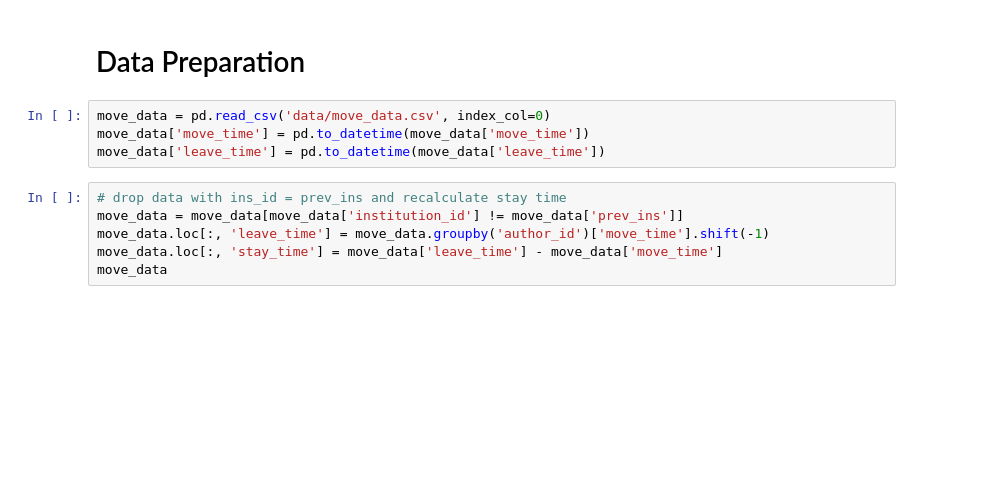
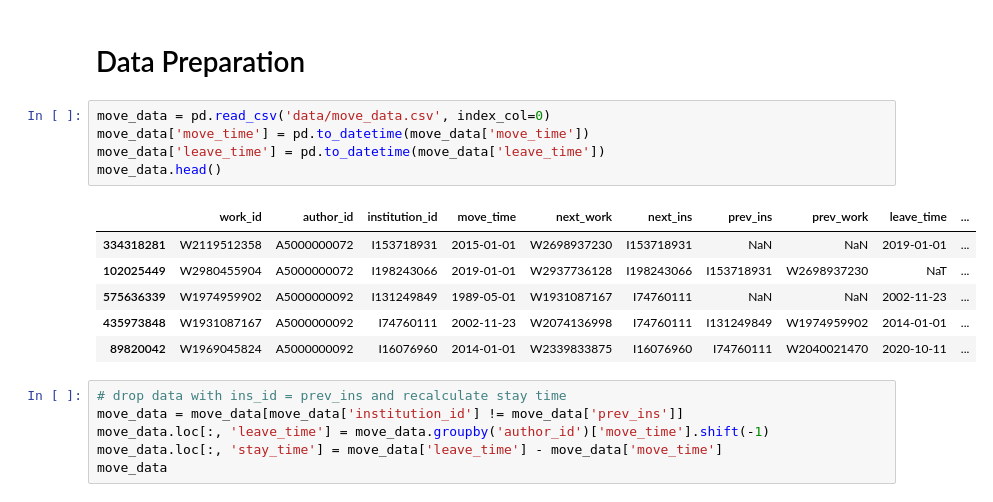
Before and after one commit to LangtianM/ScientistsMobility, a Jupyter notebook: 2_Estimations.ipynb, the cells around one changed output. Cells and saved outputs as stored; diff of their text form; blank space fills up the shorter version.

```diff
--- a/2_Estimations.ipynb
+++ b/2_Estimations.ipynb
@@ -12,7 +12,15 @@ from tqdm import tqdm
 # %%
 move_data = pd.read_csv('data/move_data.csv', index_col=0)
 move_data['move_time'] = pd.to_datetime(move_data['move_time'])
 move_data['leave_time'] = pd.to_datetime(move_data['leave_time'])
+move_data.head()
+# %% [output]
+|  | work_id | author_id | institution_id | move_time | next_work | next_ins | prev_ins | prev_work | leave_time | ... |
+| 334318281 | W2119512358 | A5000000072 | I153718931 | 2015-01-01 | W2698937230 | I153718931 | NaN | NaN | 2019-01-01 | ... |
+| 102025449 | W2980455904 | A5000000072 | I198243066 | 2019-01-01 | W2937736128 | I198243066 | I153718931 | W2698937230 | NaT | ... |
+| 575636339 | W1974959902 | A5000000092 | I131249849 | 1989-05-01 | W1931087167 | I74760111 | NaN | NaN | 2002-11-23 | ... |
+| 435973848 | W1931087167 | A5000000092 | I74760111 | 2002-11-23 | W2074136998 | I74760111 | I131249849 | W1974959902 | 2014-01-01 | ... |
+| 89820042 | W1969045824 | A5000000092 | I16076960 | 2014-01-01 | W2339833875 | I16076960 | I74760111 | W2040021470 | 2020-10-11 | ... |
 # %%
 # drop data with ins_id = prev_ins and recalculate stay time
 move_data = move_data[move_data['institution_id'] != move_data['prev_ins']]
```
Also changed, not shown: parts of 4 cells of this notebook, 4 other files.
